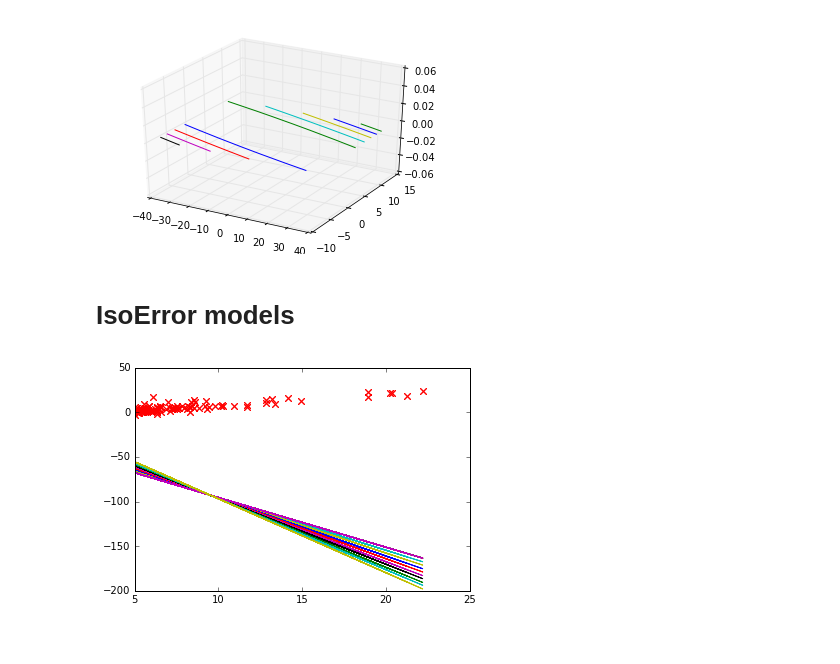
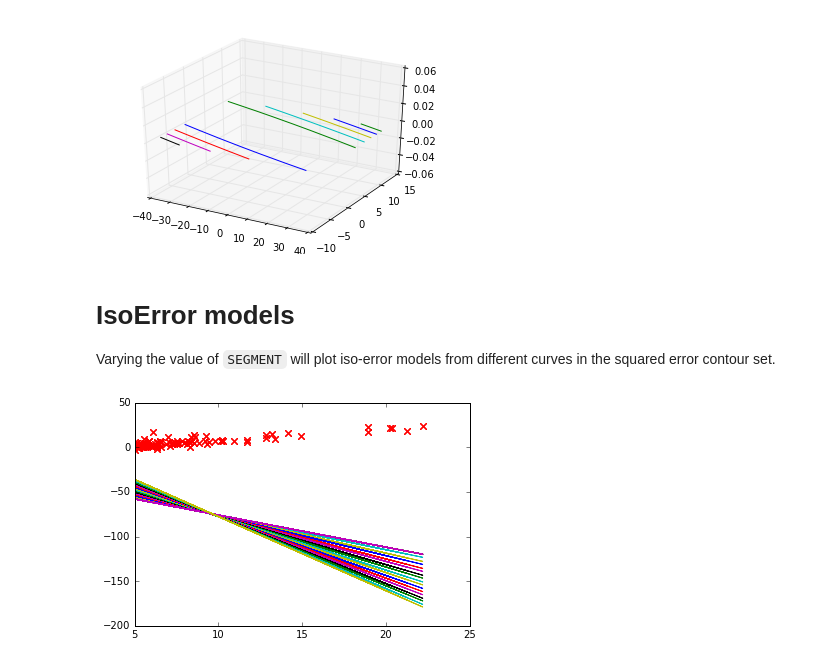
Before and after one commit to liavkoren/ng-redux, a Jupyter notebook: ex1/Linear regression.ipynb, the cells around one changed output. Drawn from its saved outputs; the diff is of its cells as text; code cells hidden in the pictures.

```diff
--- a/ex1/Linear regression.ipynb
+++ b/ex1/Linear regression.ipynb
@@ -128,19 +134,20 @@ for segment in cset.allsegs:
         pass
 # %% [output]
 [figure]
-# %% [markdown]
-# IsoError models
+# %% [markdown]
+# IsoError models
+
+Varying the value of `SEGMENT` will plot iso-error models from different curves in the squared error contour set.
 # %%
-# Varying the value of SEGMENT will plot iso-error models from different curves in the squared error contour set.
-SEGMENT = 2
+SEGMENT = 1
 segment_one = cset.allsegs[SEGMENT][0]
 for index in range(0, len(segment_one), 5):
     t1 = segment_one[0].reshape(2, 1)
     t2 = segment_one[index].reshape(2, 1)
 
     error_model = lambda x, theta: x.dot(theta)  # theta: 2 x 1,
     plt.plot(X[:, 1], y, 'rx')
     plt.plot(X[:, 1], error_model(X, t1))
     plt.plot(X[:, 1], error_model(X, t2))
 # %% [output]
-[figure, old version]
+[figure, new version]
```
Also changed, not shown: parts of 2 cells of this notebook.
